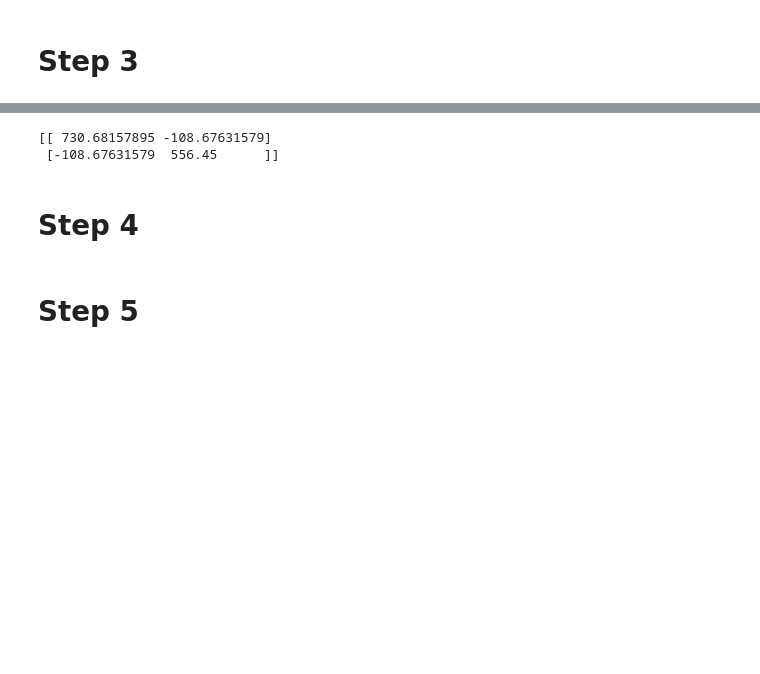
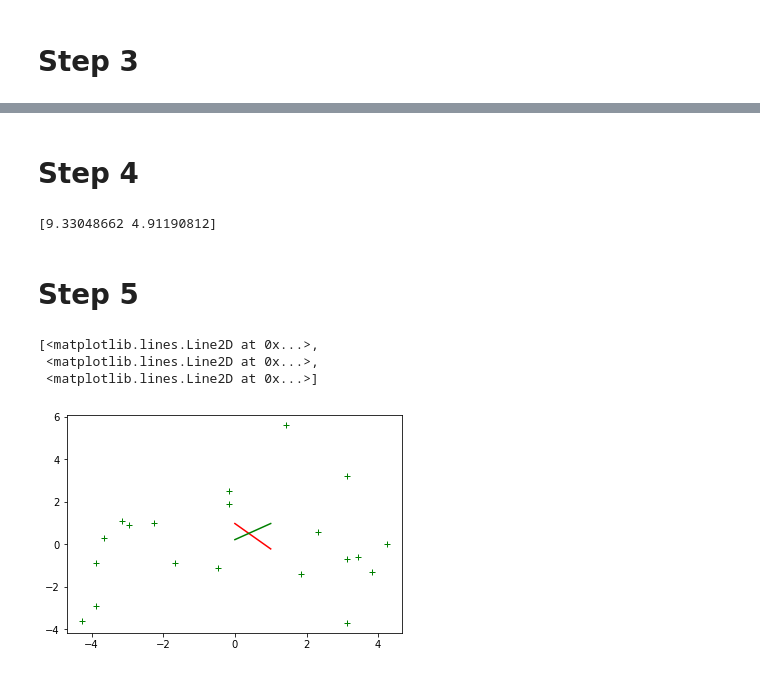
Before and after one commit to AlperenElbasan/HW2, a Jupyter notebook: Report.ipynb, the cells around one changed output, grey strips where cells are left out. Cells and saved outputs as stored; diff of their text form; code cells hidden in the pictures; blank space fills up the shorter version.

```diff
--- a/Report.ipynb
+++ b/Report.ipynb
@@ -44,3 +44,9 @@ plt.ylabel('some numbers')
 plt.show()
 # %% [output]
 [figure]
+# %%
+A = [x/10 for x in A]
+B = [x/10 for x in B]
+C = [x/10 for x in C]
+D = [x/10 for x in D]
+E = [x/10 for x in E]
@@ -108,9 +129,6 @@ cov_DE = np.cov(meaned_D, meaned_E)
 # %%
 #Just for the sake of curiosity.
 print(cov_DE)
-# %% [output]
-[[ 730.68157895 -108.67631579]
- [-108.67631579  556.45      ]]
 # %% [markdown]
 # Step 4
 # %%
@@ -133,5 +151,16 @@ w_CE, v_CE = LA.eig(cov_CE)
 
 #For covariances of D
 w_DE, v_DE = LA.eig(cov_DE)
+# %%
+print(w_AB)
+# %% [output]
+[9.33048662 4.91190812]
 # %% [markdown]
 # Step 5
+# %%
+plt.plot(meaned_A, meaned_B, 'g+', v_AB[0], 'r-', v_AB[1], 'g-')
+# %% [output]
+[<matplotlib.lines.Line2D at 0x...>,
+ <matplotlib.lines.Line2D at 0x...>,
+ <matplotlib.lines.Line2D at 0x...>]
+[figure, added]
```
Also changed, not shown: parts of 7 cells of this notebook.
